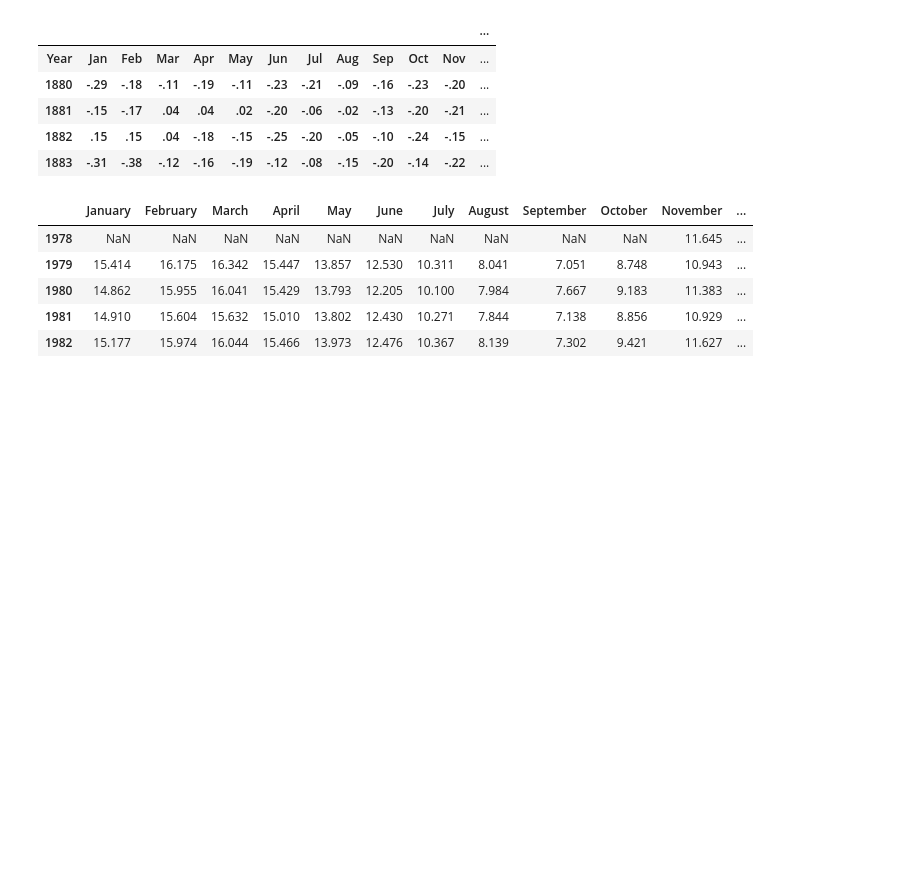
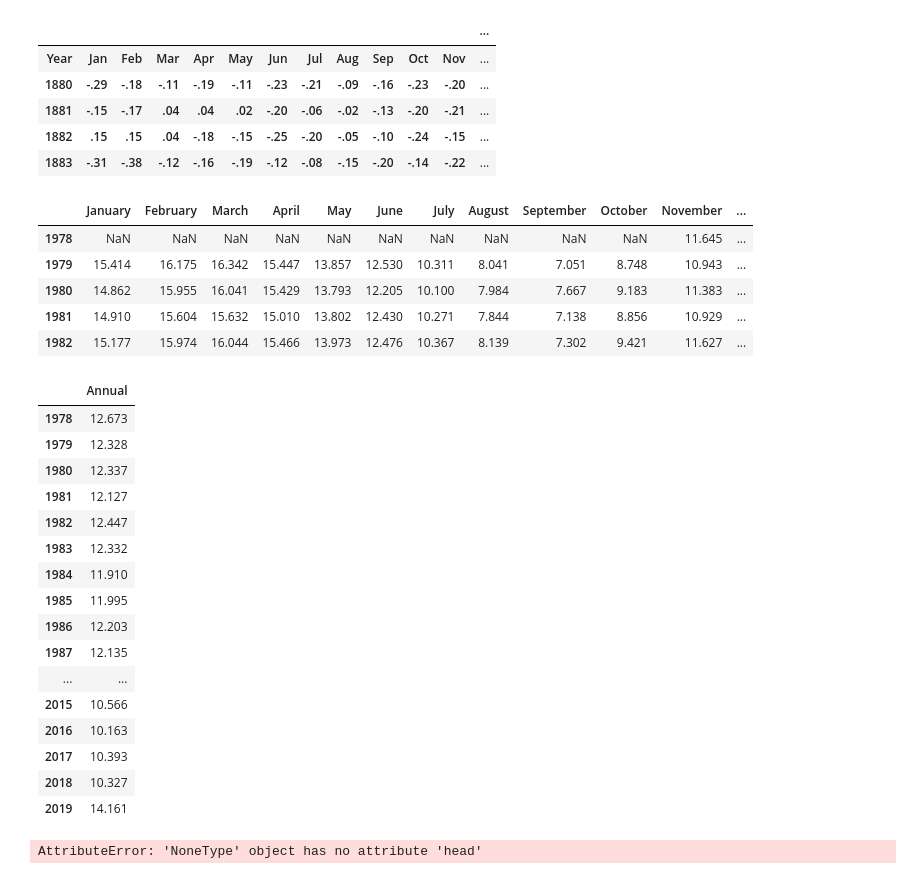
Before and after one commit to hakujeric/ETL-Project, a Jupyter notebook: DataAnalysis.ipynb, the cells around one changed output. Cells and saved outputs as stored; diff of their text form; code cells hidden in the pictures; blank space fills up the shorter version.

```diff
--- a/DataAnalysis.ipynb
+++ b/DataAnalysis.ipynb
@@ -50,5 +126,31 @@ ice_df.head()
 | 1980 | 14.862 | 15.955 | 16.041 | 15.429 | 13.793 | 12.205 | 10.100 | 7.984 | 7.667 | 9.183 | 11.383 | ... |
 | 1981 | 14.910 | 15.604 | 15.632 | 15.010 | 13.802 | 12.430 | 10.271 | 7.844 | 7.138 | 8.856 | 10.929 | ... |
 | 1982 | 15.177 | 15.974 | 16.044 | 15.466 | 13.973 | 12.476 | 10.367 | 8.139 | 7.302 | 9.421 | 11.627 | ... |
+# %%
+# Data for year average
+iceYear_df = pd.DataFrame(ice_df['Annual'])
+iceYear_df.head()
+# %% [output]
+|  | Annual |
+| 1978 | 12.673 |
+| 1979 | 12.328 |
+| 1980 | 12.337 |
+| 1981 | 12.127 |
+| 1982 | 12.447 |
+| 1983 | 12.332 |
+| 1984 | 11.910 |
+| 1985 | 11.995 |
+| 1986 | 12.203 |
+| 1987 | 12.135 |
+| ... | ... |
+| 2015 | 10.566 |
+| 2016 | 10.163 |
+| 2017 | 10.393 |
+| 2018 | 10.327 |
+| 2019 | 14.161 |
+# %%
+ice_df.head()
+# %% [output]
+AttributeError: 'NoneType' object has no attribute 'head'
 # %%
 # %% [output]
```
Also changed, not shown: parts of 12 cells of this notebook, 2 other files.
